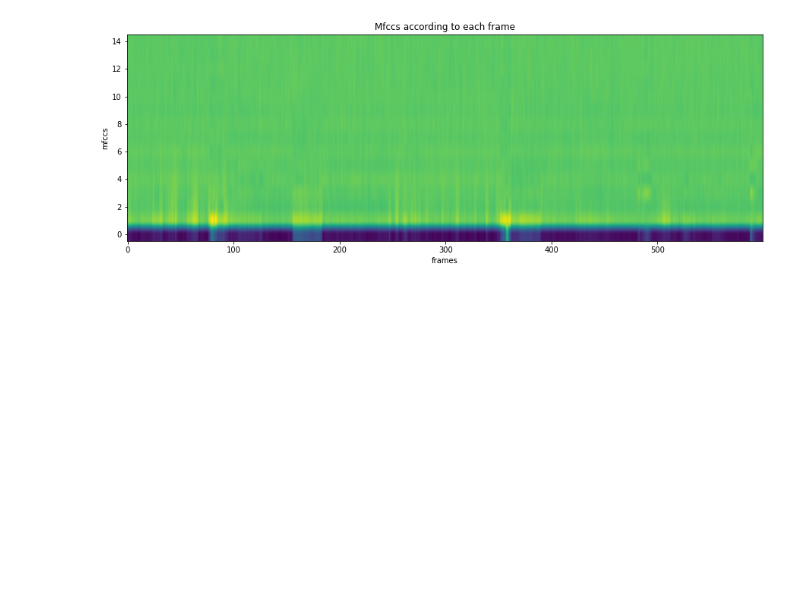
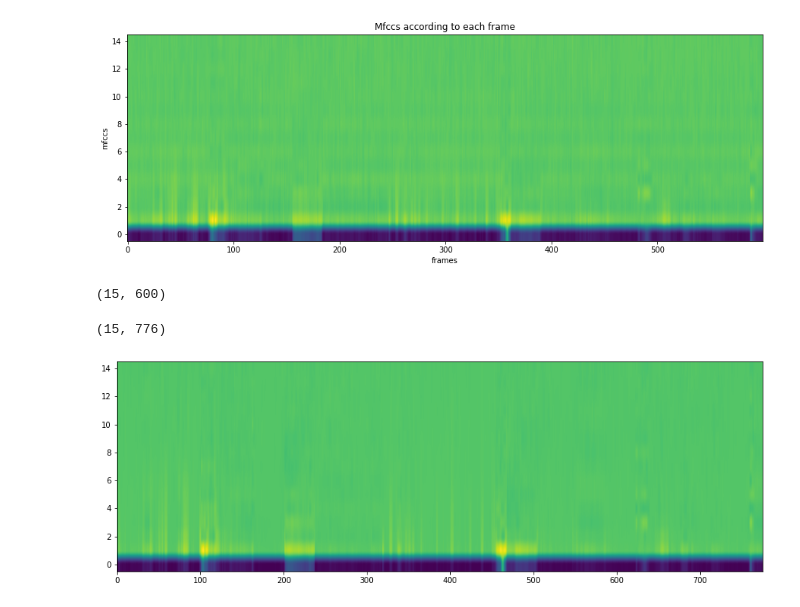
Before and after one commit to drguigui1/learn_ML, a Jupyter notebook: src/other/mfcc_extraction_from_scratch.ipynb, the cells around one changed output. Cells and saved outputs as stored; diff of their text form; code cells hidden in the pictures; blank space fills up the shorter version.

```diff
--- a/src/other/mfcc_extraction_from_scratch.ipynb
+++ b/src/other/mfcc_extraction_from_scratch.ipynb
@@ -331,3 +337,7 @@ plt.title('Mfccs according to each frame')
 plt.show()
 # %% [output]
 [figure]
+# %%
+cepstral_coefficents.shape
+# %% [output]
+(15, 600)
@@ -333,0 +346,11 @@ plt.show()
+# %%
+tmp = lr.feature.mfcc(y=audio, sr=sample_rate, n_mfcc=15)
+tmp.shape
+# %% [output]
+(15, 776)
+# %%
+plt.figure(figsize=(15,5))
+plt.imshow(tmp, aspect='auto', origin='lower');
+plt.show()
+# %% [output]
+[figure, added]
```
Also changed, not shown: parts of 6 cells of this notebook.
